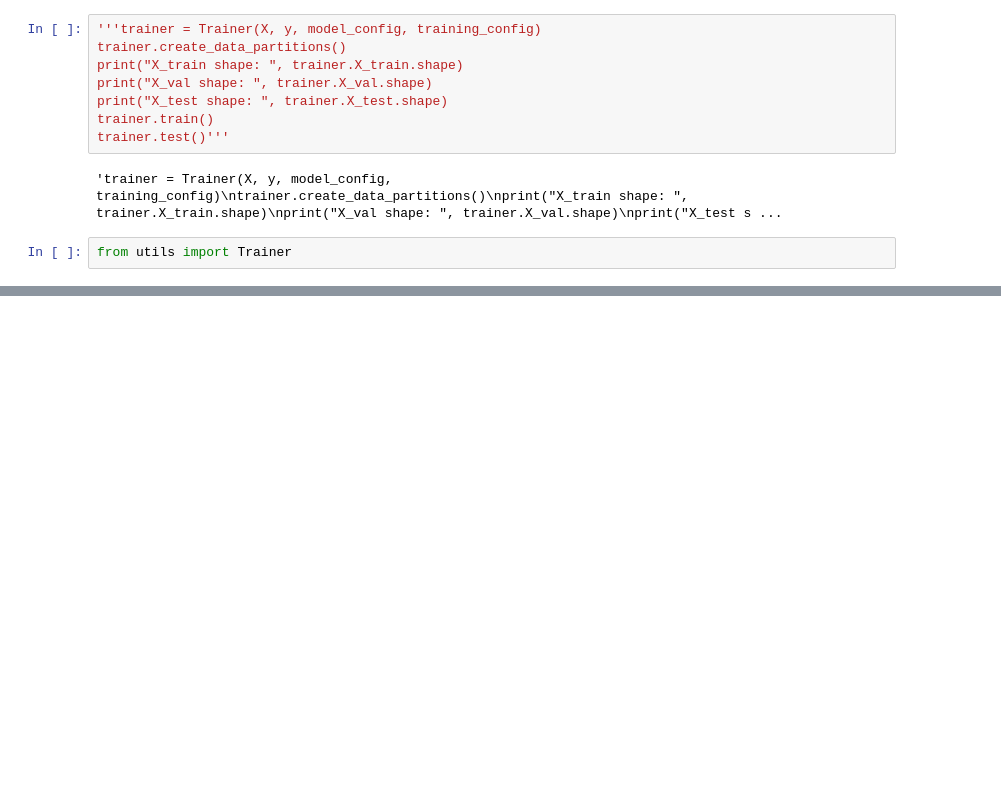
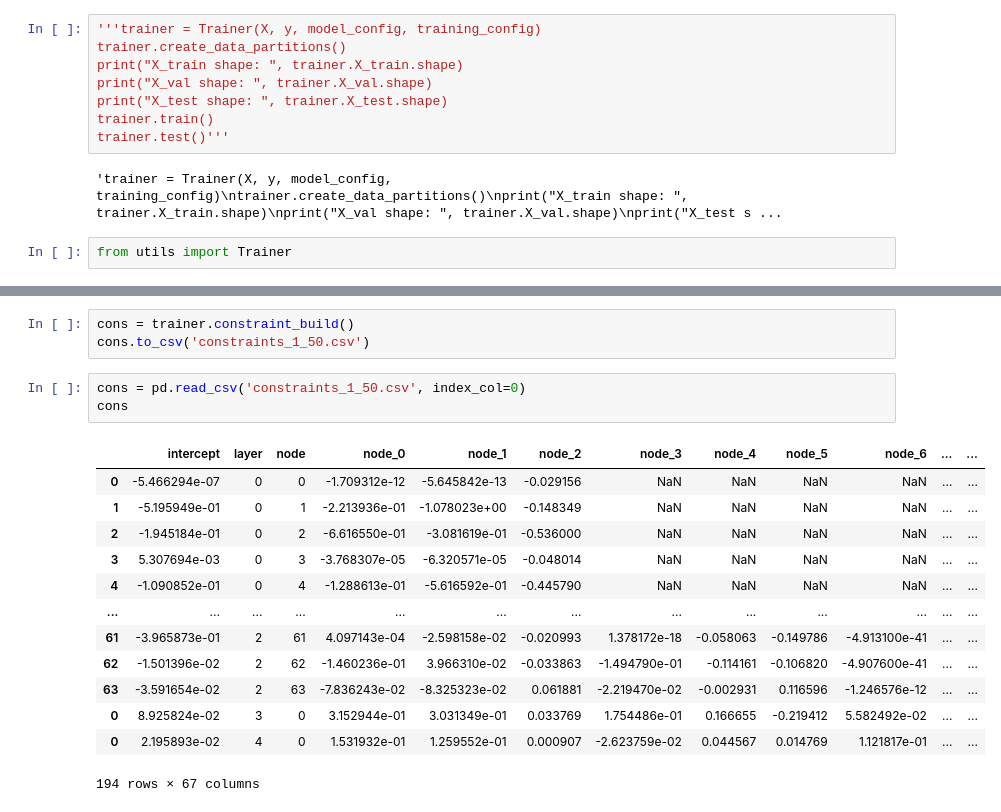
Before and after one commit to DanielLosada/DynamicPricing, a Jupyter notebook: MyImplementation/dnn.ipynb, the cells around one changed output, grey strips where cells are left out. Saved outputs shown, nothing was run; the diff lists cells and outputs as text; blank space fills up the shorter version.

```diff
--- a/MyImplementation/dnn.ipynb
+++ b/MyImplementation/dnn.ipynb
@@ -279,3 +304,23 @@ Test Loss: 0.5472
+# %%
+cons = trainer.constraint_build()
+cons.to_csv('constraints_1_50.csv')
+# %%
+cons = pd.read_csv('constraints_1_50.csv', index_col=0)
+cons
+# %% [output]
+|  | intercept | layer | node | node_0 | node_1 | node_2 | node_3 | node_4 | node_5 | node_6 | ... | ... |
+| 0 | -5.466294e-07 | 0 | 0 | -1.709312e-12 | -5.645842e-13 | -0.029156 | NaN | NaN | NaN | NaN | ... | ... |
+| 1 | -5.195949e-01 | 0 | 1 | -2.213936e-01 | -1.078023e+00 | -0.148349 | NaN | NaN | NaN | NaN | ... | ... |
+| 2 | -1.945184e-01 | 0 | 2 | -6.616550e-01 | -3.081619e-01 | -0.536000 | NaN | NaN | NaN | NaN | ... | ... |
+| 3 | 5.307694e-03 | 0 | 3 | -3.768307e-05 | -6.320571e-05 | -0.048014 | NaN | NaN | NaN | NaN | ... | ... |
+| 4 | -1.090852e-01 | 0 | 4 | -1.288613e-01 | -5.616592e-01 | -0.445790 | NaN | NaN | NaN | NaN | ... | ... |
+| ... | ... | ... | ... | ... | ... | ... | ... | ... | ... | ... | ... | ... |
+| 61 | -3.965873e-01 | 2 | 61 | 4.097143e-04 | -2.598158e-02 | -0.020993 | 1.378172e-18 | -0.058063 | -0.149786 | -4.913100e-41 | ... | ... |
+| 62 | -1.501396e-02 | 2 | 62 | -1.460236e-01 | 3.966310e-02 | -0.033863 | -1.494790e-01 | -0.114161 | -0.106820 | -4.907600e-41 | ... | ... |
+| 63 | -3.591654e-02 | 2 | 63 | -7.836243e-02 | -8.325323e-02 | 0.061881 | -2.219470e-02 | -0.002931 | 0.116596 | -1.246576e-12 | ... | ... |
+| 0 | 8.925824e-02 | 3 | 0 | 3.152944e-01 | 3.031349e-01 | 0.033769 | 1.754486e-01 | 0.166655 | -0.219412 | 5.582492e-02 | ... | ... |
+| 0 | 2.195893e-02 | 4 | 0 | 1.531932e-01 | 1.259552e-01 | 0.000907 | -2.623759e-02 | 0.044567 | 0.014769 | 1.121817e-01 | ... | ... |
+194 rows × 67 columns
 # %%
 mean_pred, sd_pred = trainer.predict(trainer.X_test)
 mean_pred = np.squeeze(mean_pred)
```
Also changed, not shown: parts of 7 cells of this notebook, 4 other files.
